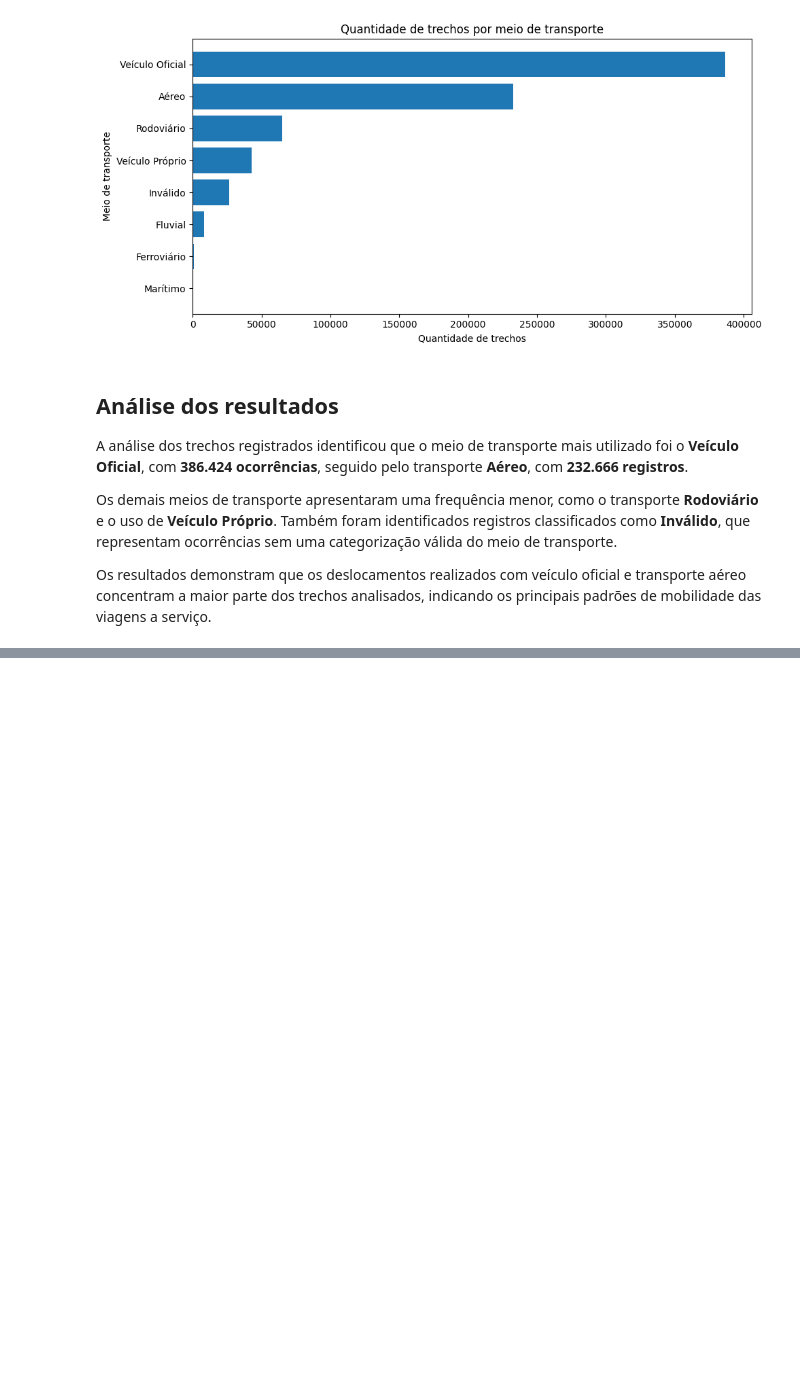
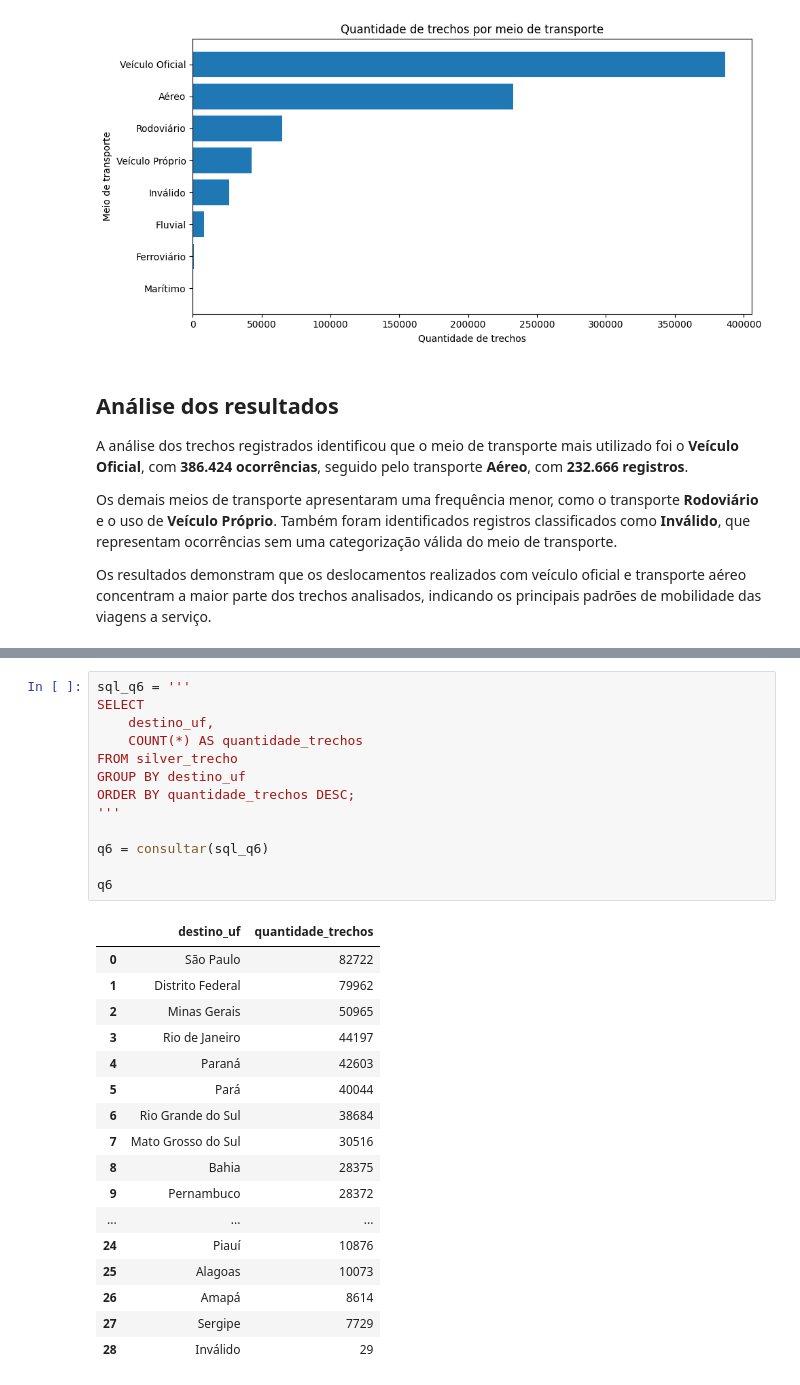
Before and after one commit to FernandaBarrosLinhares/Projeto-Final-Fernanda-Linhares, a Jupyter notebook: _MySQL/3_analise.ipynb, the cells around one changed output, grey strips where cells are left out. Cells and saved outputs as stored; diff of their text form; blank space fills up the shorter version.

```diff
--- a/_MySQL/3_analise.ipynb
+++ b/_MySQL/3_analise.ipynb
@@ -524,0 +533,31 @@ Os resultados demonstram que os deslocamentos realizados com veículo oficial e
+# %%
+sql_q6 = '''
+SELECT
+    destino_uf,
+    COUNT(*) AS quantidade_trechos
+FROM silver_trecho
+GROUP BY destino_uf
+ORDER BY quantidade_trechos DESC;
+'''
+
+q6 = consultar(sql_q6)
+
+q6
+# %% [output]
+|  | destino_uf | quantidade_trechos |
+| 0 | São Paulo | 82722 |
+| 1 | Distrito Federal | 79962 |
+| 2 | Minas Gerais | 50965 |
+| 3 | Rio de Janeiro | 44197 |
+| 4 | Paraná | 42603 |
+| 5 | Pará | 40044 |
+| 6 | Rio Grande do Sul | 38684 |
+| 7 | Mato Grosso do Sul | 30516 |
+| 8 | Bahia | 28375 |
+| 9 | Pernambuco | 28372 |
+| ... | ... | ... |
+| 24 | Piauí | 10876 |
+| 25 | Alagoas | 10073 |
+| 26 | Amapá | 8614 |
+| 27 | Sergipe | 7729 |
+| 28 | Inválido | 29 |
```
Also changed, not shown: parts of 3 cells of this notebook.
